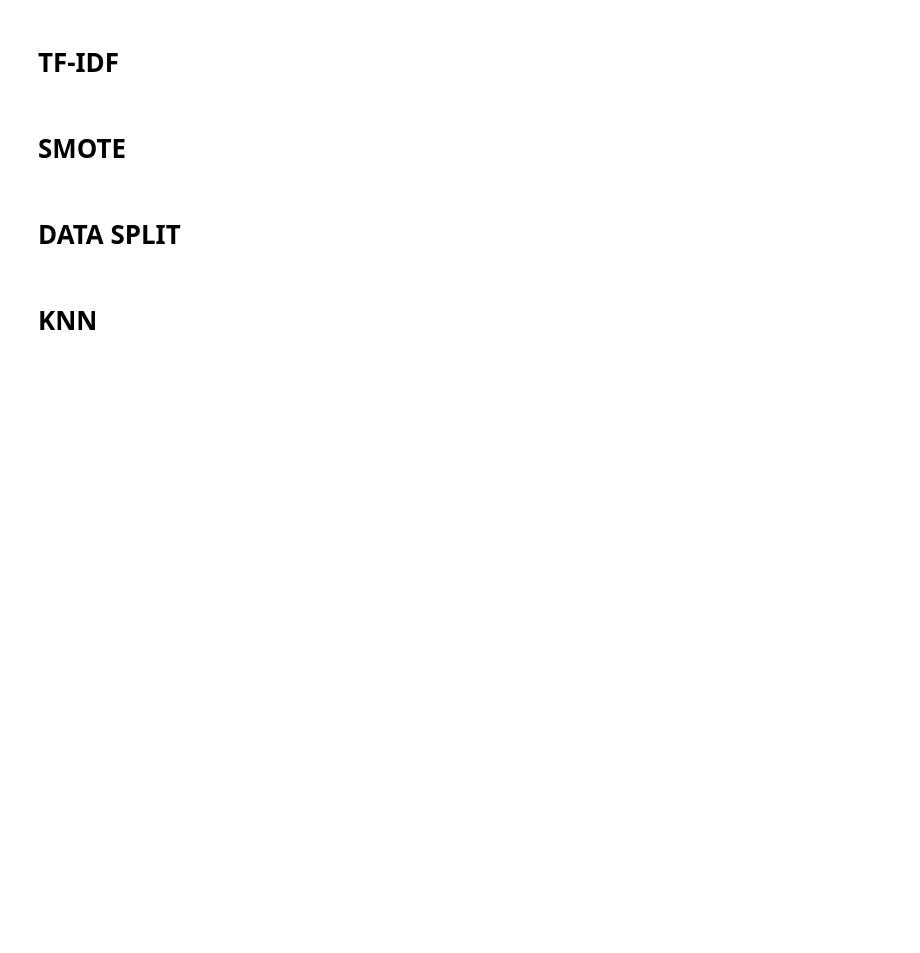
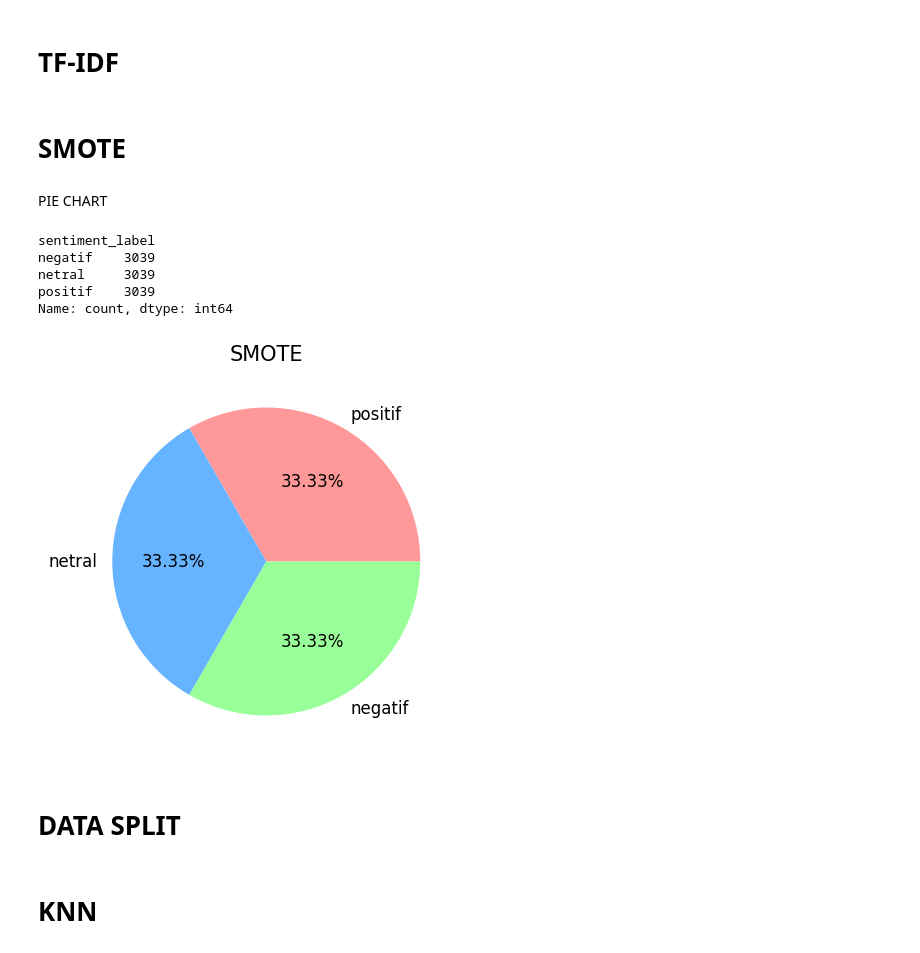
Before and after one commit to rfqma/skripsi, a Jupyter notebook: c_knn.ipynb, the cells around one changed output. Drawn from its saved outputs; the diff is of its cells as text; code cells hidden in the pictures; blank space fills up the shorter version.

```diff
--- a/c_knn.ipynb
+++ b/c_knn.ipynb
@@ -31,6 +36,33 @@ X_tfidf = tfidf.fit_transform(sentiment["preprocessed_text"]).toarray()
 # %%
 smote = SMOTE(random_state=21)
 X_smote, Y_smote = smote.fit_resample(X_tfidf, sentiment["sentiment_label"])
+# %% [markdown]
+PIE CHART
+# %%
+# SMOTE
+inset_label	= Y_smote
+inset_label_counts = inset_label.value_counts()
+print(inset_label_counts)
+
+positif_inset_perc = inset_label_counts.positif / inset_label_counts.sum() * 100
+netral_inset_perc = inset_label_counts.netral / inset_label_counts.sum() * 100
+negatif_inset_perc = inset_label_counts.negatif / inset_label_counts.sum() * 100
+
+labels = 'positif', 'netral', 'negatif'
+sizes = [positif_inset_perc, netral_inset_perc, negatif_inset_perc]
+colors = ['#ff9999','#66b3ff','#99ff99']
+fig = plt.figure(figsize=(5,5))
+ax = plt.axes()
+ax.pie(sizes, labels = labels, autopct='%.2f%%', colors=colors, textprops={'fontsize': 12})
+ax.set_title('SMOTE', fontsize=15)
+plt.show()
+# %% [output]
+sentiment_label
+negatif    3039
+netral     3039
+positif    3039
+Name: count, dtype: int64
+[figure, added]
 # %% [markdown]
 # DATA SPLIT
 # %%
```
Also changed, not shown: parts of 4 cells of this notebook, 4 other files.
